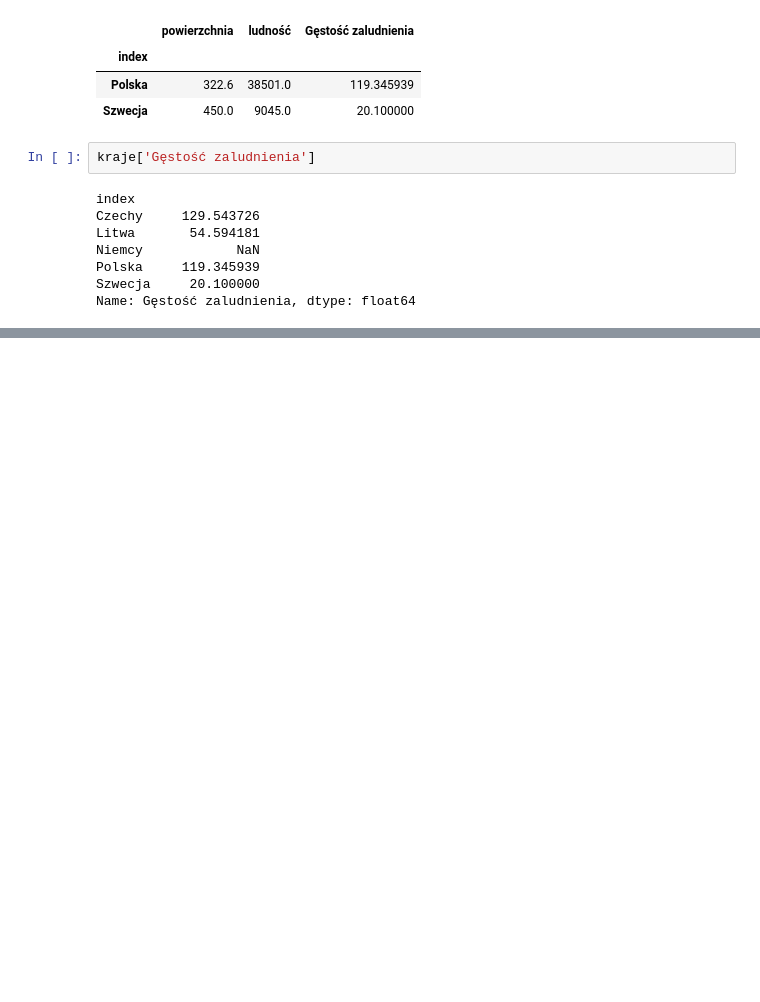
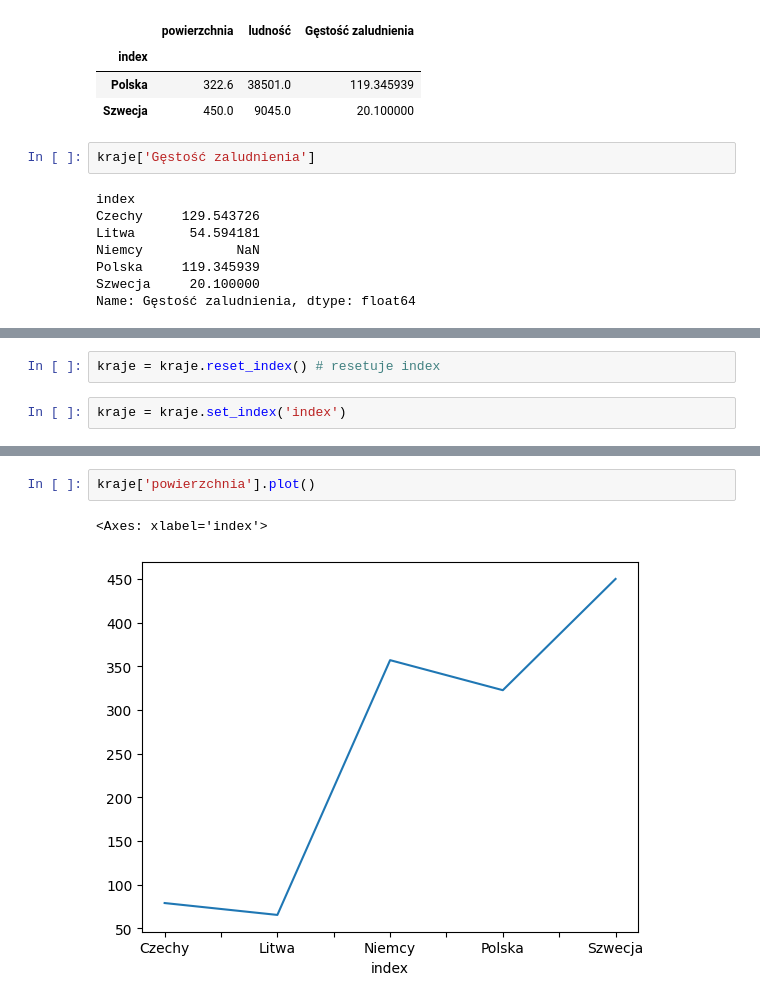
Before and after one commit to tomasz450/Analiza-danych-w-Python-2025-11-17-local, a Jupyter notebook: 3. Pandas/Pandas.ipynb, the cells around one changed output, grey strips where cells are left out. Drawn from its saved outputs; the diff is of its cells as text; blank space fills up the shorter version.

```diff
--- a/3. Pandas/Pandas.ipynb
+++ b/3. Pandas/Pandas.ipynb
@@ -622,0 +665,4 @@ Name: Gęstość zaludnienia, dtype: float64
+# %%
+kraje = kraje.reset_index() # resetuje index
+# %%
+kraje = kraje.set_index('index')
@@ -622,0 +679,5 @@ Name: Gęstość zaludnienia, dtype: float64
+# %%
+kraje['powierzchnia'].plot()
+# %% [output]
+<Axes: xlabel='index'>
+[figure, added]
```
Also changed, not shown: parts of 5 cells of this notebook.
